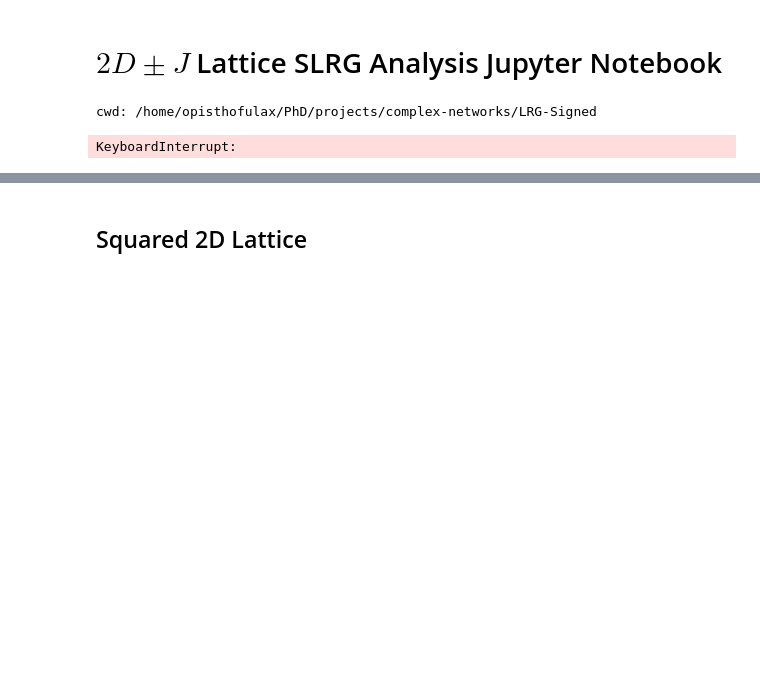
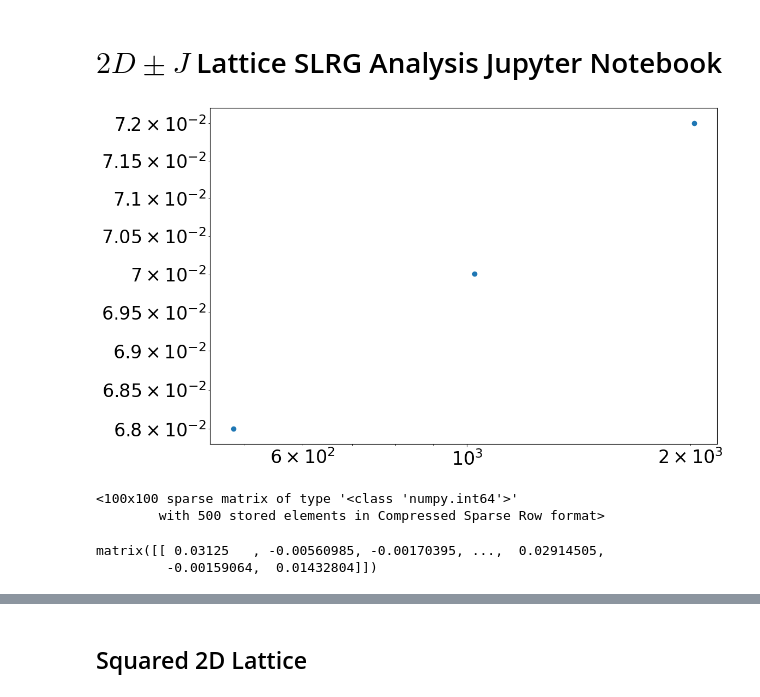
Before and after one commit to giulioiannelli/lrgsglib-public, a Jupyter notebook: notebooks/signed_lattice2d.ipynb, the cells around one changed output, grey strips where cells are left out. Saved outputs shown, nothing was run; the diff lists cells and outputs as text; code cells hidden in the pictures; blank space fills up the shorter version.

```diff
--- a/notebooks/signed_lattice2d.ipynb
+++ b/notebooks/signed_lattice2d.ipynb
@@ -11,32 +11,35 @@ print('cwd:', getcwd())
 #
 from src.LRGSG_package.LRGSG import *
 plt.rcParams.update({'font.size': 24})
-plt.rcParams.update({'figure.figsize': (16, 10)})
+plt.rcParams.update({'figure.figsize': (12, 8)})
 # plt.style.use("notebooks/nb_plotsheet.mplstyle")
-# %% [output]
-cwd: /home/opisthofulax/PhD/projects/complex-networks/LRG-Signed
 # %%
-plist = np.concatenate([[0.001, 0.01, 0.05, 0.075, 0.080, 0.085, 0.090, 0.091],
-                np.linspace(0.090, 0.106, num=17),
-                np.linspace(0.12, 1, num=9)])
-lattice2d = nx.grid_2d_graph(48, 48, periodic=True)
-os.makedirs("data/mat_spectra/", exist_ok=True)
-for p in plist:
-    saveFile = open(f"data/mat_spectra/p={p:.3g}.bin", "wb")
-    for na in tqdm(range(1000)):
-        adj = nx.adjacency_matrix(lattice2d).toarray()
-        indx1 = np.where(adj == 1)
-        #
-        total_indices = len(indx1[0])
-        num_indices_to_select = int(p * total_indices)
-        random_indices = np.random.choice(total_indices, num_indices_to_select, replace=False)
-        # Get the randomly selected indices from the original indices array
-        selected_indices = (indx1[0][random_indices], indx1[1][random_indices])
-        adj[selected_indices] = 0
-        graph = nx.from_numpy_array(adj)
-        # Compute the Laplacian matrix
-        laplacian_matrix = nx.laplacian_matrix(graph).toarray()
-        saveFile.write(bytes(eigvalsh(laplacian_matrix)))
-    saveFile.close()
+# plist = np.concatenate([[0.001, 0.01, 0.05, 0.075, 0.080, 0.085, 0.090, 0.091],
+#                 np.linspace(0.090, 0.106, num=17),
+#                 np.linspace(0.12, 1, num=9)])
+# lattice2d = nx.grid_2d_graph(48, 48, periodic=True)
+# os.makedirs("data/mat_spectra/", exist_ok=True)
+# for p in plist:
+#     saveFile = open(f"data/mat_spectra/p={p:.3g}.bin", "wb")
+#     for na in tqdm(range(1000)):
+#         adj = nx.adjacency_matrix(lattice2d).toarray()
+#         indx1 = np.where(adj == 1)
+#         #
+#         total_indices = len(indx1[0])
+#         num_indices_to_select = int(p * total_indices)
+#         random_indices = np.random.choice(total_indices, num_indices_to_select, replace=False)
+#         # Get the randomly selected indices from the original indices array
+#         selected_indices = (indx1[0][random_indices], indx1[1][random_indices])
+#         adj[selected_indices] = 0
+#         graph = nx.from_numpy_array(adj)
+#         # Compute the Laplacian matrix
+#         laplacian_matrix = nx.laplacian_matrix(graph).toarray()
+#         saveFile.write(bytes(eigvalsh(laplacian_matrix)))
+#     saveFile.close()
-# %% [output]
-KeyboardInterrupt:
+# %%
+a = np.array([[484, 0.068], [1024, 0.070], [2025, 0.072]])
+plt.plot(a[:, 0], a[:,1], 'o')
+plt.yscale('log')
+plt.xscale('log')
+# %% [output]
+[figure, added]
@@ -42,0 +52,5 @@ KeyboardInterrupt:
+# %%
+SL
+# %% [output]
+<100x100 sparse matrix of type '<class 'numpy.int64'>'
+        with 500 stored elements in Compressed Sparse Row format>
@@ -42,0 +62,5 @@ KeyboardInterrupt:
+# %%
+eigenvect[0]
+# %% [output]
+matrix([[ 0.03125   , -0.00560985, -0.00170395, ...,  0.02914505,
+         -0.00159064,  0.01432804]])
```
Also changed, not shown: parts of 11 cells of this notebook, 2 other files.
